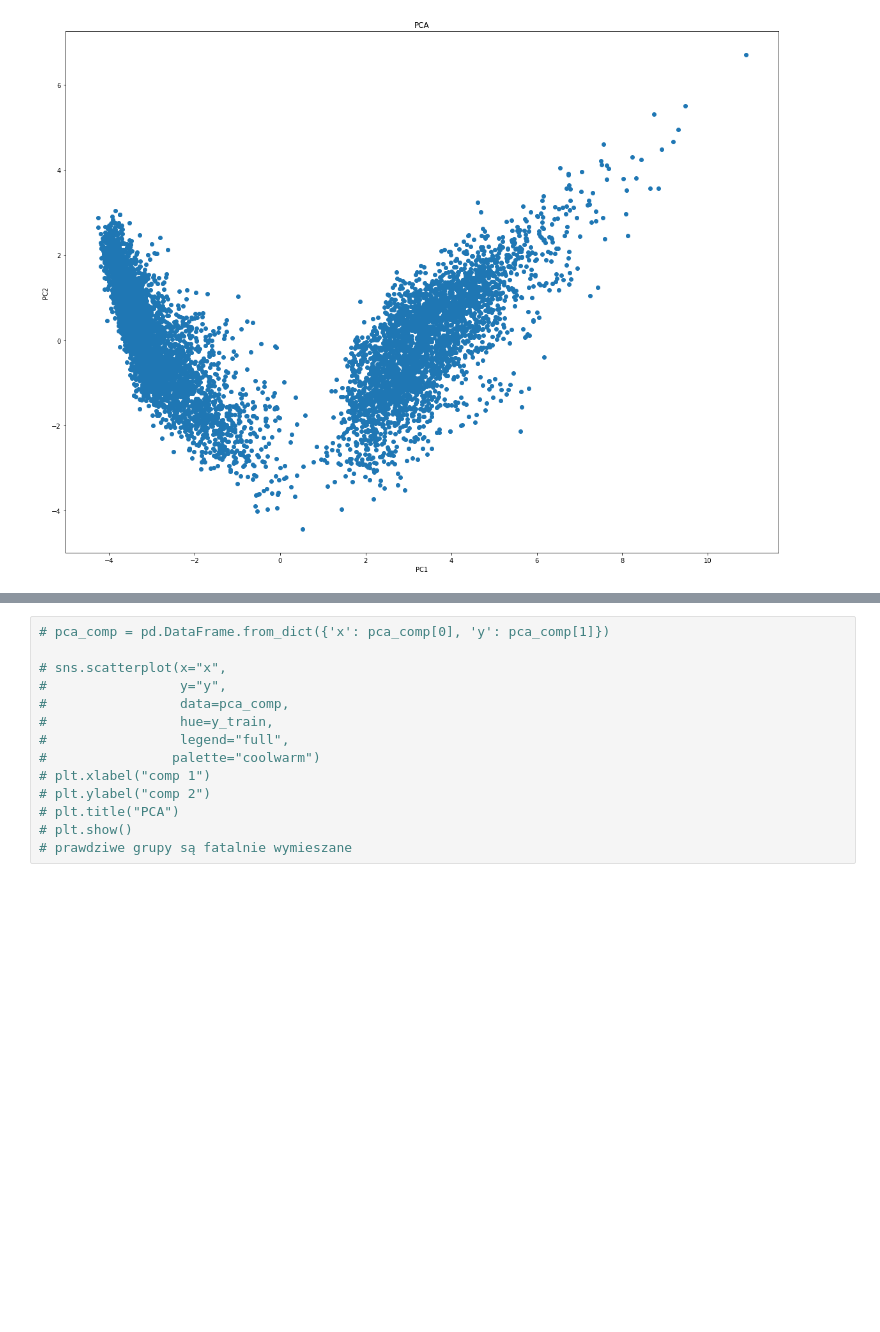
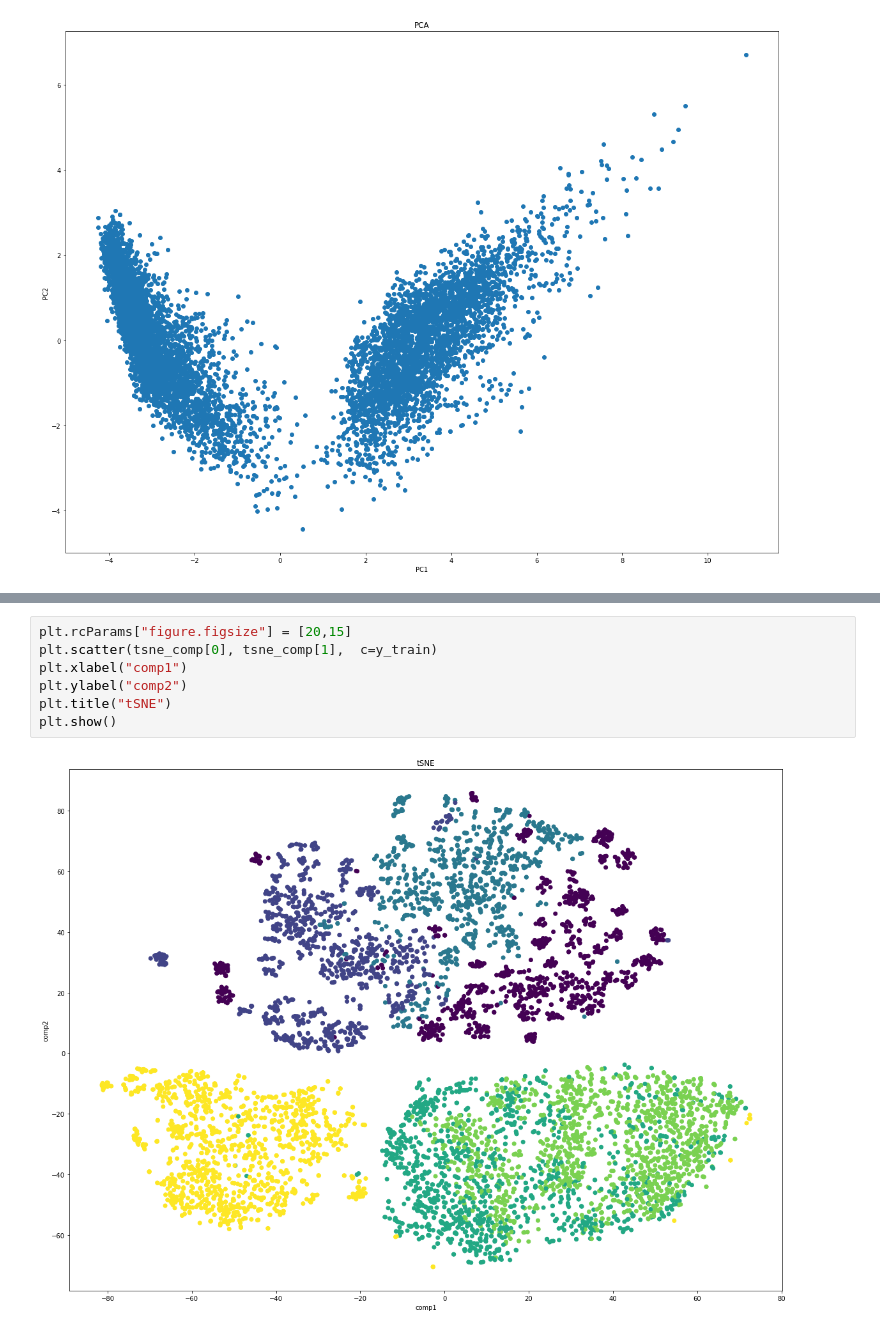
Before and after one commit to gekas145/WUM-2021-Projekty, a Jupyter notebook: Projekt2/feature_engineering_and_baseline.ipynb, the cells around one changed output, grey strips where cells are left out. Drawn from its saved outputs; the diff is of its cells as text; blank space fills up the shorter version.

```diff
--- a/Projekt2/feature_engineering_and_baseline.ipynb
+++ b/Projekt2/feature_engineering_and_baseline.ipynb
@@ -121,14 +120,9 @@ plt.show()
-# %%
-# pca_comp = pd.DataFrame.from_dict({'x': pca_comp[0], 'y': pca_comp[1]})
-
-# sns.scatterplot(x="x",
-#                 y="y",
-#                 data=pca_comp,
-#                 hue=y_train,
-#                 legend="full",
-#                palette="coolwarm")
-# plt.xlabel("comp 1")
-# plt.ylabel("comp 2")
-# plt.title("PCA")
-# plt.show()
-# prawdziwe grupy są fatalnie wymieszane
+# %%
+plt.rcParams["figure.figsize"] = [20,15]
+plt.scatter(tsne_comp[0], tsne_comp[1],  c=y_train)
+plt.xlabel("comp1")
+plt.ylabel("comp2")
+plt.title("tSNE")
+plt.show()
+# %% [output]
+[figure, added]
```
Also changed, not shown: parts of 2 cells of this notebook.
